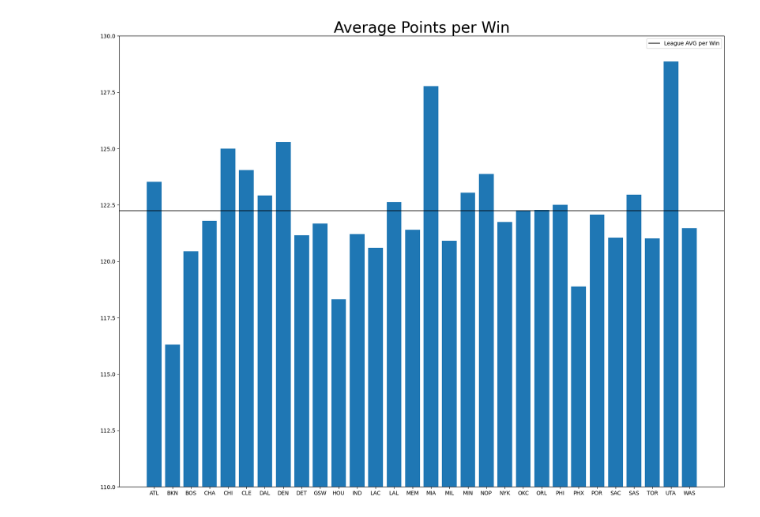
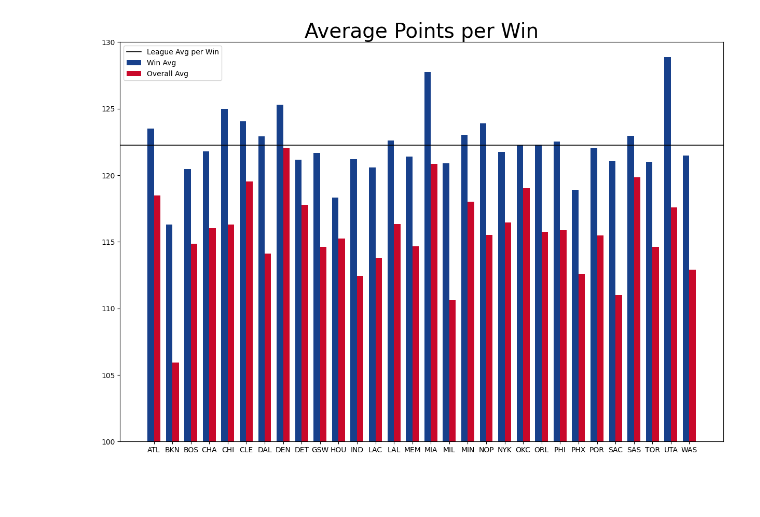
Before and after one commit to wjpericles/nba-data-visuals, a Jupyter notebook: src/02_points_per_win/points_per_win.ipynb, the cells around one changed output. Cells and saved outputs as stored; diff of their text form; code cells hidden in the pictures; blank space fills up the shorter version.

Commit message:
Turned original bar graph into a double bar graph to compare points per win vs over points per game. Also added a scatter plot for the Utah Jazz wins data.

```diff
--- a/src/02_points_per_win/points_per_win.ipynb
+++ b/src/02_points_per_win/points_per_win.ipynb
@@ -81,18 +98,28 @@ wins_agg.to_csv(os.path.join(csv_dir,'wins_avg.csv'), index=False)
 3   CHA  121.795455    44
 4   CHI  125.000000    31
 # %%
+teams = list(overall_avg['TEAM_ABBREVIATION'])
+x = np.arange(len(teams))  # Numerical locations for labels
+width = 0.35  # Width of each bar
+
 # create a figure and axis to plot a bar graph
-fig, ax = plt.subplots(figsize =(20, 15))
+fig, ax = plt.subplots(figsize =(15, 10))
 # create and object for when plotting bar graph so that it can be looped through later. Bar graph consist of team and 'p_diff' and ronuded 2 places.
-bars = ax.bar(wins_agg['teams'], round(wins_agg['points'], 2),) # color = '#17408B'
+#bars_win = ax.bar(wins_agg['teams'], round(wins_agg['points'], 2), label = "Win Avg") # color = '#17408B'
+#bars_ovr = ax.bar(overall_avg['TEAM_ABBREVIATION'], round(overall_avg['points'], 2), label = "Overall Avg")
+
+bars_win = ax.bar(x - width/2, wins_agg['points'], width, label = "Win Avg", color='#17408B')
+bars_ovr = ax.bar(x + width/2, overall_avg['points'], width, label = "Overall Avg", color='#C9082A')
 
 # league_win_avg = sum(wins_agg['points'])/len(wins_agg['points'])
 
-ax.set_ylim(110,130)
+ax.set_ylim(100,130)
 plt.title("Average Points per Win", fontsize = 28)
-plt.axhline(league_win_avg, color='black', linewidth=1.2, label = 'League AVG per Win') # Add a line at League Average points for wins for clarity
+ax.set_xticks(x)
+ax.set_xticklabels(teams)
+plt.axhline(league_win_avg, color='black', linewidth=1.2, label = 'League Avg per Win') # Add a line at League Average points for wins for clarity
 plt.legend()
 plt.savefig('plots/points_per_win.png') # save figure off as a .png
 plt.show()
 # %% [output]
-[figure, old version]
+[figure, new version]
```
Also changed, not shown: parts of 4 cells of this notebook, 3 other files.
